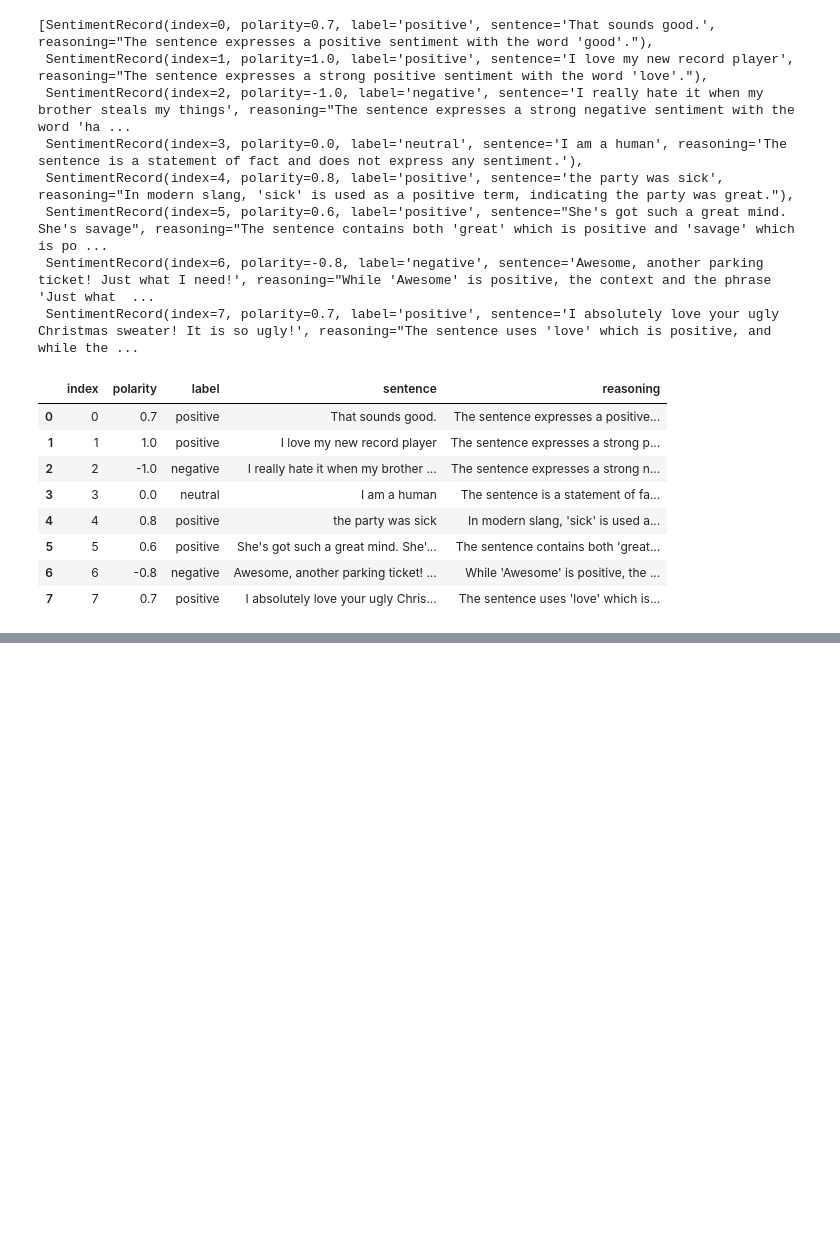
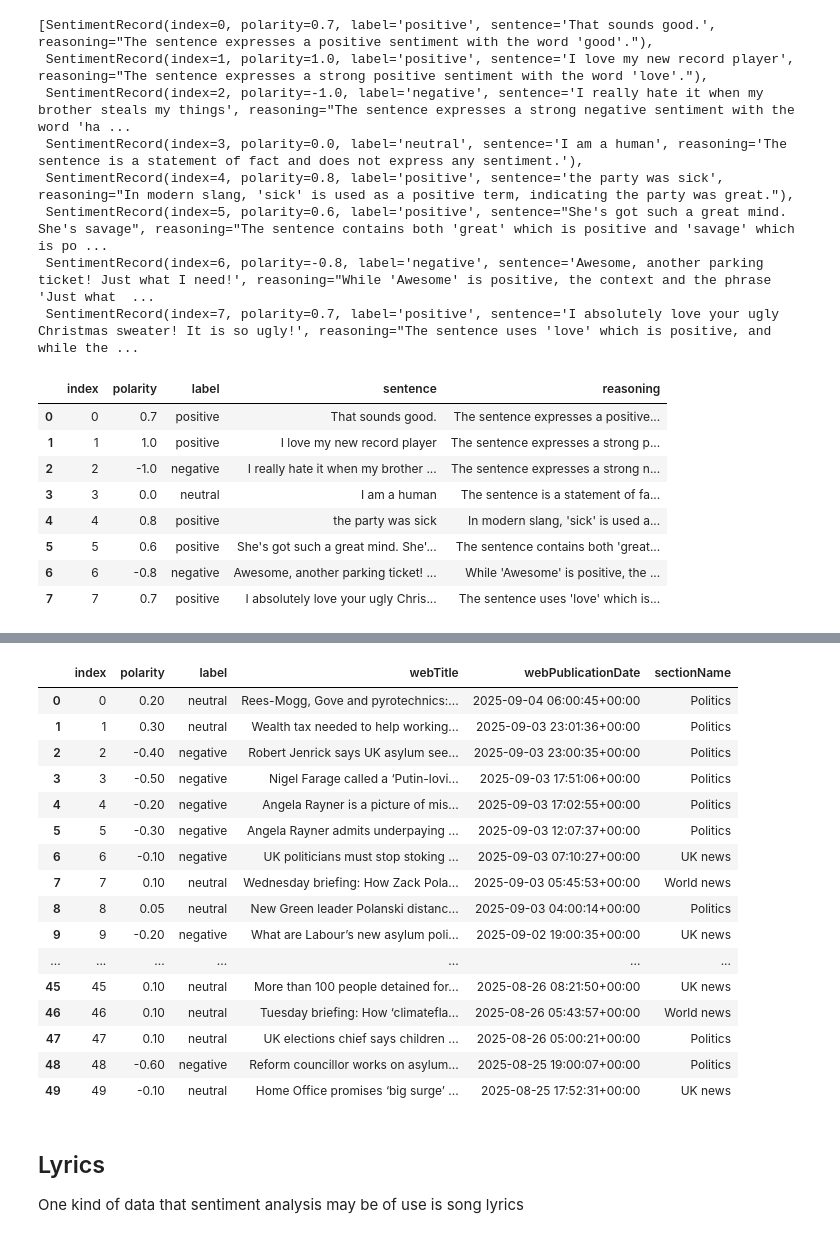
Before and after one commit to Minyall/sc290_materials, a Jupyter notebook: 5_sentiment/lyrics_sentiment.ipynb, the cells around one changed output, grey strips where cells are left out. Saved outputs shown, nothing was run; the diff lists cells and outputs as text; code cells hidden in the pictures; blank space fills up the shorter version.

Commit message:
Further update notebook on sentiment analysis

```diff
--- a/5_sentiment/lyrics_sentiment.ipynb
+++ b/5_sentiment/lyrics_sentiment.ipynb
@@ -504,7 +286,0 @@ TypeError: can only concatenate str (not "int") to str
-# %%
-contents = [prompt] + confusing_sentences
-contents = [genai.types.Part.from_text(text=x) for x in contents]
-
-response = client.models.generate_content(model="gemini-2.0-flash",
-                config=config,
-                contents=contents)
@@ -647,27 +286,0 @@ df
-# %%
-from google import genai
-
-from google.colab import userdata
-GEMINI_KEY = userdata.get('GOOGLE_API_KEY_1')
-
-client = genai.Client(api_key=GEMINI_KEY)
-config = genai.types.GenerateContentConfig(
-        temperature=1.0,
-        response_mime_type="application/json",
-    )
-
-prompt = """You are a song text sentiment classifier. You have been provided with a list of records. Each record contains an INDEX id field and a TEXT field containing the lyrics of a song. Label each provided TEXT lyrics with
- an overall sentiment label. Either positive, negative or neutral. You should also provide a confidence score. Return a JSON formatted array that includes the INDEX, the TEXT, its label and confidence score"""
-
-contents = []
-for i, row in df.iterrows():
-  document = f"INDEX: {i}\nTEXT:{row['lyrics']}"
-  contents.append(document)
-
-contents = [prompt] + contents
-contents = [genai.types.Part.from_text(text=x) for x in contents]
-
-response = client.models.generate_content(model="gemini-2.0-flash",
-                config=config,
-                contents=contents,
-)
@@ -718,0 +336,4 @@ plt.gca().spines[['top', 'right',]].set_visible(False)
+# %%
+articles = pd.read_parquet('farage_large_dataset_cleaned.parquet')
+sample = articles.sort_values('webPublicationDate', ascending=False).head(50)
+sample
@@ -718,0 +358,25 @@ plt.gca().spines[['top', 'right',]].set_visible(False)
+# %%
+article_sentiment_table = get_gemini_sentiment(api=api,
+                             instructions=instructions,
+                             texts_column=sample['cleaned_text'],
+                             schema=SentimentRecord)
+sentiment_data = article_sentiment_table.merge(articles[['webTitle','webPublicationDate','sectionName']], left_on='index',right_index=True)
+sentiment_data
+# %% [output]
+|  | index | polarity | label | webTitle | webPublicationDate | sectionName |
+| 0 | 0 | 0.20 | neutral | Rees-Mogg, Gove and pyrotechnics:... | 2025-09-04 06:00:45+00:00 | Politics |
+| 1 | 1 | 0.30 | neutral | Wealth tax needed to help working... | 2025-09-03 23:01:36+00:00 | Politics |
+| 2 | 2 | -0.40 | negative | Robert Jenrick says UK asylum see... | 2025-09-03 23:00:35+00:00 | Politics |
+| 3 | 3 | -0.50 | negative | Nigel Farage called a ‘Putin-lovi... | 2025-09-03 17:51:06+00:00 | Politics |
+| 4 | 4 | -0.20 | negative | Angela Rayner is a picture of mis... | 2025-09-03 17:02:55+00:00 | Politics |
+| 5 | 5 | -0.30 | negative | Angela Rayner admits underpaying ... | 2025-09-03 12:07:37+00:00 | Politics |
+| 6 | 6 | -0.10 | negative | UK politicians must stop stoking ... | 2025-09-03 07:10:27+00:00 | UK news |
+| 7 | 7 | 0.10 | neutral | Wednesday briefing: How Zack Pola... | 2025-09-03 05:45:53+00:00 | World news |
+| 8 | 8 | 0.05 | neutral | New Green leader Polanski distanc... | 2025-09-03 04:00:14+00:00 | Politics |
+| 9 | 9 | -0.20 | negative | What are Labour’s new asylum poli... | 2025-09-02 19:00:35+00:00 | UK news |
+| ... | ... | ... | ... | ... | ... | ... |
+| 45 | 45 | 0.10 | neutral | More than 100 people detained for... | 2025-08-26 08:21:50+00:00 | UK news |
+| 46 | 46 | 0.10 | neutral | Tuesday briefing: How ‘climatefla... | 2025-08-26 05:43:57+00:00 | World news |
+| 47 | 47 | 0.10 | neutral | UK elections chief says children ... | 2025-08-26 05:00:21+00:00 | Politics |
+| 48 | 48 | -0.60 | negative | Reform councillor works on asylum... | 2025-08-25 19:00:07+00:00 | Politics |
+| 49 | 49 | -0.10 | neutral | Home Office promises ‘big surge’ ... | 2025-08-25 17:52:31+00:00 | UK news |
@@ -718,0 +393,3 @@ plt.gca().spines[['top', 'right',]].set_visible(False)
+# %% [markdown]
+## Lyrics
+One kind of data that sentiment analysis may be of use is song lyrics
```
Also changed, not shown: parts of 57 cells of this notebook.
